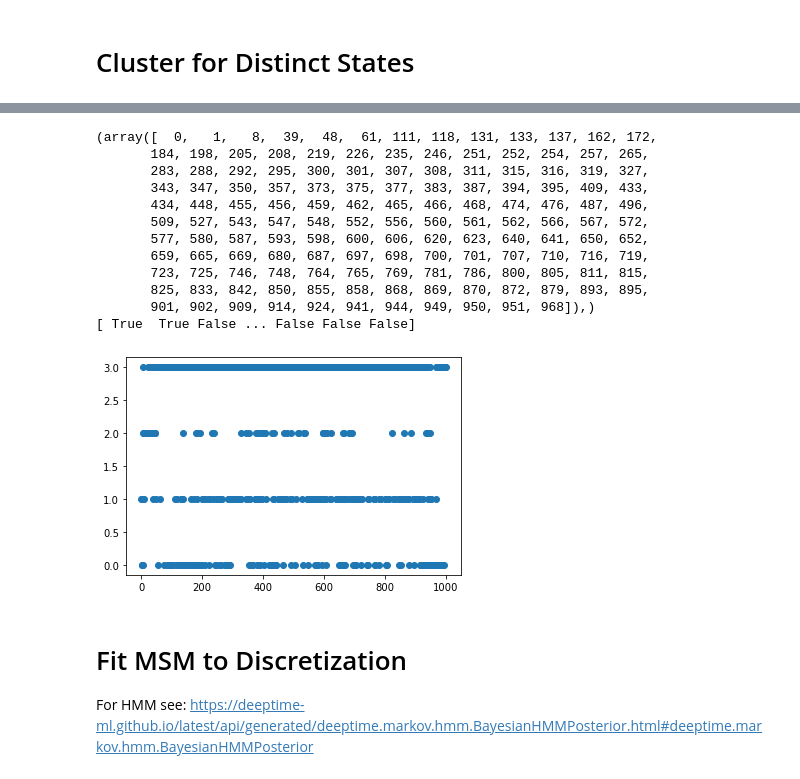
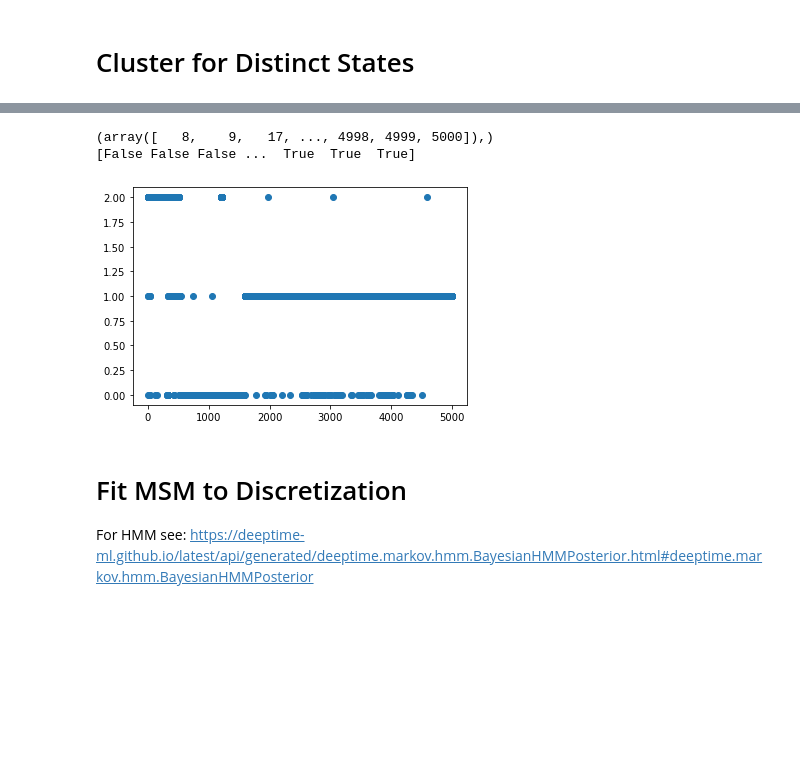
Before and after one commit to cap-jmk/dylightful, a Jupyter notebook: notebooks/Variational_Autoencoders.ipynb, the cells around one changed output, grey strips where cells are left out. Saved outputs shown, nothing was run; the diff lists cells and outputs as text; code cells hidden in the pictures; blank space fills up the shorter version.

Commit message:
Tested ZIKA, fixed plotting errors and handled exceptions

```diff
--- a/notebooks/Variational_Autoencoders.ipynb
+++ b/notebooks/Variational_Autoencoders.ipynb
@@ -90,9 +97,10 @@ plt.show()
 # %%
 import pandas as pd
 import json
-with open("../tests/Trajectories/1KE7_dynophore_time_series.json") as f:
-  data = json.load(f)
-#time_ser = pd.read_json("Trajectories/ZIKV/ZIKV-Pro-427-1_dynophore_time_series.json")
+
+with open("../tests/Trajectories/ZIKV/ZIKV-Pro-427-1_dynophore_time_series.json") as f:
+    data = json.load(f)
+# time_ser = pd.read_json("Trajectories/ZIKV/ZIKV-Pro-427-1_dynophore_time_series.json")
 time_ser = pd.DataFrame(data)
 time_ser = time_ser.drop(columns="num_frames")
 obs = time_ser.drop_duplicates()
@@ -111,8 +119,10 @@ time_ser.shape
 # %%
 dataset = TrajectoryDataset(1, time_ser.astype(np.float32))
 
-n_val = int(len(dataset)*.5)
-train_data, val_data = torch.utils.data.random_split(dataset, [len(dataset) - n_val, n_val])
+n_val = int(len(dataset) * 0.5)
+train_data, val_data = torch.utils.data.random_split(
+    dataset, [len(dataset) - n_val, n_val]
+)
 print(len(val_data))
 loader_train = DataLoader(train_data, batch_size=64, shuffle=False)
 loader_val = DataLoader(val_data, batch_size=len(val_data), shuffle=False)
@@ -121,9 +131,13 @@ loader_val = DataLoader(val_data, batch_size=len(val_data), shuffle=False)
 # %%
 num_superfeatures = len(obs[0])
 # %%
-units = [num_superfeatures, 4*num_superfeatures, 4*num_superfeatures, 1]
-encoder = MLP(units, nonlinearity=torch.nn.ReLU, output_nonlinearity=torch.nn.Sigmoid,
-              initial_batchnorm=False)
+units = [num_superfeatures, 4 * num_superfeatures, 4 * num_superfeatures, 1]
+encoder = MLP(
+    units,
+    nonlinearity=torch.nn.ReLU,
+    output_nonlinearity=torch.nn.Sigmoid,
+    initial_batchnorm=False,
+)
 decoder = MLP(units[::-1], nonlinearity=torch.nn.ReLU, initial_batchnorm=False)
 # %%
 tae = TAE(encoder, decoder, learning_rate=1e-3)
@@ -180,24 +198,14 @@ array([-5.44063607e-01, -3.77032076e-01, -3.94456562e-02, -1.43090425e-02,
 # %%
-#get labels
-clf = KMeans(n_clusters=4, random_state=random_state).fit(proj)
+# get labels
+clf = KMeans(n_clusters=3, random_state=random_state).fit(proj)
 labels = clf.labels_
-plt.scatter(np.arange(0, len(time_ser),1),labels)
+plt.scatter(np.arange(0, len(time_ser), 1), labels)
 print(np.where(labels.astype(int) == 1))
-print(labels==1)
+print(labels == 1)
 # %% [output]
-(array([  0,   1,   8,  39,  48,  61, 111, 118, 131, 133, 137, 162, 172,
-       184, 198, 205, 208, 219, 226, 235, 246, 251, 252, 254, 257, 265,
-       283, 288, 292, 295, 300, 301, 307, 308, 311, 315, 316, 319, 327,
-       343, 347, 350, 357, 373, 375, 377, 383, 387, 394, 395, 409, 433,
-       434, 448, 455, 456, 459, 462, 465, 466, 468, 474, 476, 487, 496,
-       509, 527, 543, 547, 548, 552, 556, 560, 561, 562, 566, 567, 572,
-       577, 580, 587, 593, 598, 600, 606, 620, 623, 640, 641, 650, 652,
-       659, 665, 669, 680, 687, 697, 698, 700, 701, 707, 710, 716, 719,
-       723, 725, 746, 748, 764, 765, 769, 781, 786, 800, 805, 811, 815,
-       825, 833, 842, 850, 855, 858, 868, 869, 870, 872, 879, 893, 895,
-       901, 902, 909, 914, 924, 941, 944, 949, 950, 951, 968]),)
-[ True  True False ... False False False]
+(array([   8,    9,   17, ..., 4998, 4999, 5000]),)
+[False False False ...  True  True  True]
-[figure, old version]
+[figure, new version]
 # %%
 np.save("labels_1KE7", labels)
 # %% [markdown]
```
Also changed, not shown: parts of 35 cells of this notebook, 14 other files.
